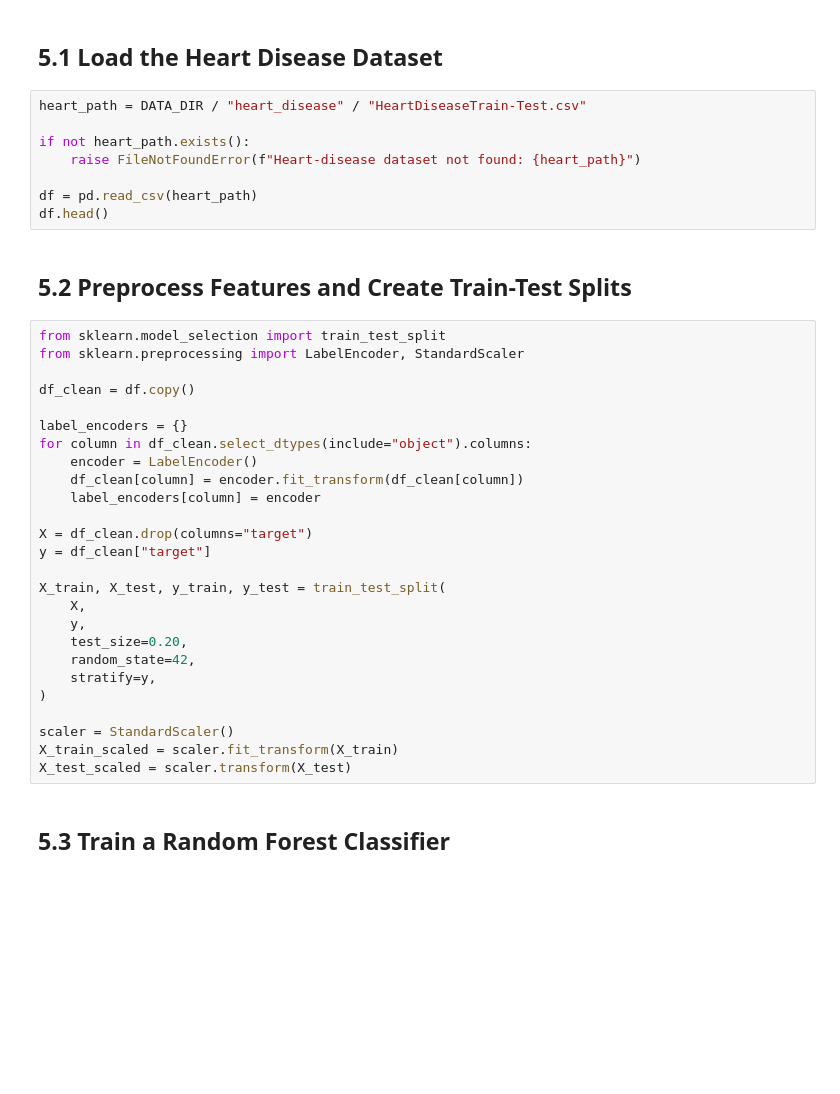
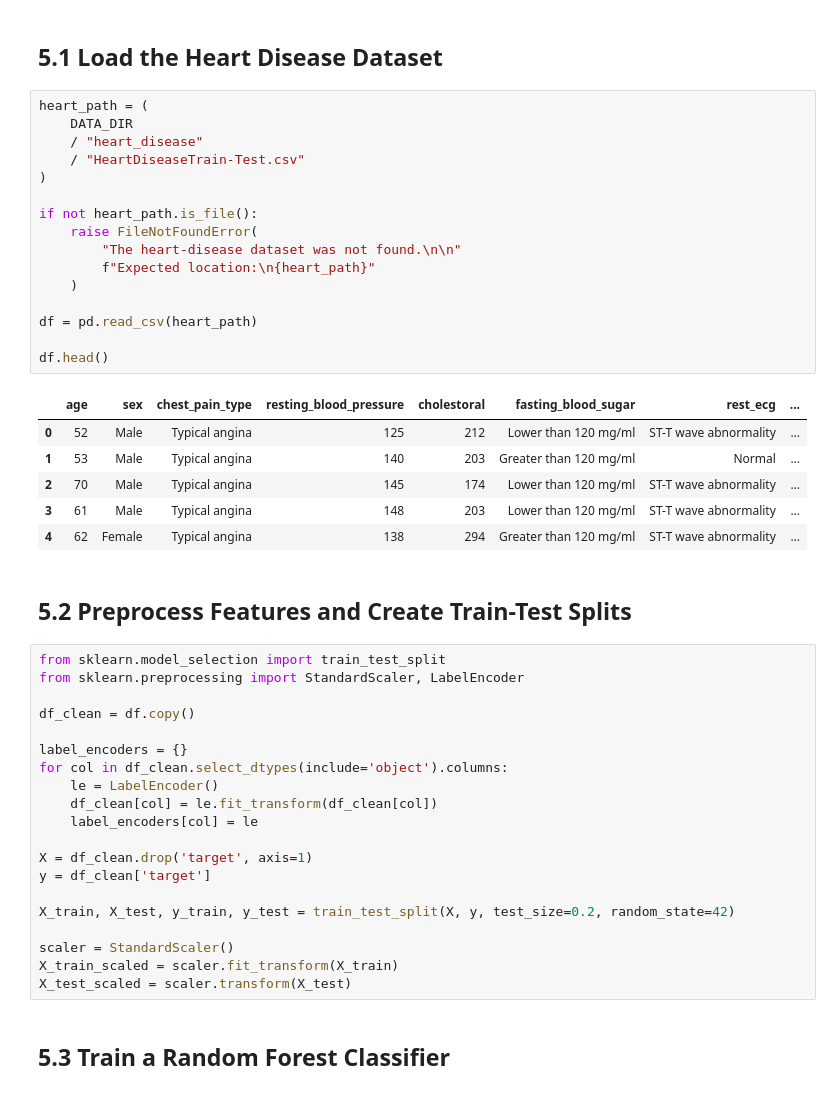
Before and after one commit to Washman310/Five-Applied-Machine-Learning-Techniques-Implemented-in-Python, a Jupyter notebook: notebook/Five Applied Machine Learning Techniques Implemented in Python.ipynb, the cells around one changed output. Cells and saved outputs as stored; diff of their text form; blank space fills up the shorter version.

```diff
--- a/notebook/applied_machine_learning_workflows_for_git.ipynb
+++ b/notebook/Five Applied Machine Learning Techniques Implemented in Python.ipynb
@@ -1418,37 +1600,46 @@ iv) Using multiple models made the system more flexible and resilient. Some web
 # %% [markdown]
 ## 5.1 Load the Heart Disease Dataset
 # %%
-heart_path = DATA_DIR / "heart_disease" / "HeartDiseaseTrain-Test.csv"
+heart_path = (
+    DATA_DIR
+    / "heart_disease"
+    / "HeartDiseaseTrain-Test.csv"
+)
 
-if not heart_path.exists():
-    raise FileNotFoundError(f"Heart-disease dataset not found: {heart_path}")
+if not heart_path.is_file():
+    raise FileNotFoundError(
+        "The heart-disease dataset was not found.\n\n"
+        f"Expected location:\n{heart_path}"
+    )
 
 df = pd.read_csv(heart_path)
+
 df.head()
+# %% [output]
+|  | age | sex | chest_pain_type | resting_blood_pressure | cholestoral | fasting_blood_sugar | rest_ecg | ... |
+| 0 | 52 | Male | Typical angina | 125 | 212 | Lower than 120 mg/ml | ST-T wave abnormality | ... |
+| 1 | 53 | Male | Typical angina | 140 | 203 | Greater than 120 mg/ml | Normal | ... |
+| 2 | 70 | Male | Typical angina | 145 | 174 | Lower than 120 mg/ml | ST-T wave abnormality | ... |
+| 3 | 61 | Male | Typical angina | 148 | 203 | Lower than 120 mg/ml | ST-T wave abnormality | ... |
+| 4 | 62 | Female | Typical angina | 138 | 294 | Greater than 120 mg/ml | ST-T wave abnormality | ... |
 # %% [markdown]
 ## 5.2 Preprocess Features and Create Train-Test Splits
 # %%
 from sklearn.model_selection import train_test_split
-from sklearn.preprocessing import LabelEncoder, StandardScaler
+from sklearn.preprocessing import StandardScaler, LabelEncoder
 
 df_clean = df.copy()
 
 label_encoders = {}
-for column in df_clean.select_dtypes(include="object").columns:
-    encoder = LabelEncoder()
-    df_clean[column] = encoder.fit_transform(df_clean[column])
-    label_encoders[column] = encoder
+for col in df_clean.select_dtypes(include='object').columns:
+    le = LabelEncoder()
+    df_clean[col] = le.fit_transform(df_clean[col])
+    label_encoders[col] = le
 
-X = df_clean.drop(columns="target")
-y = df_clean["target"]
+X = df_clean.drop('target', axis=1)
+y = df_clean['target']
 
-X_train, X_test, y_train, y_test = train_test_split(
-    X,
-    y,
-    test_size=0.20,
-    random_state=42,
-    stratify=y,
-)
+X_train, X_test, y_train, y_test = train_test_split(X, y, test_size=0.2, random_state=42)
 
 scaler = StandardScaler()
 X_train_scaled = scaler.fit_transform(X_train)
```
Also changed, not shown: parts of 53 cells of this notebook, 1 other file.
